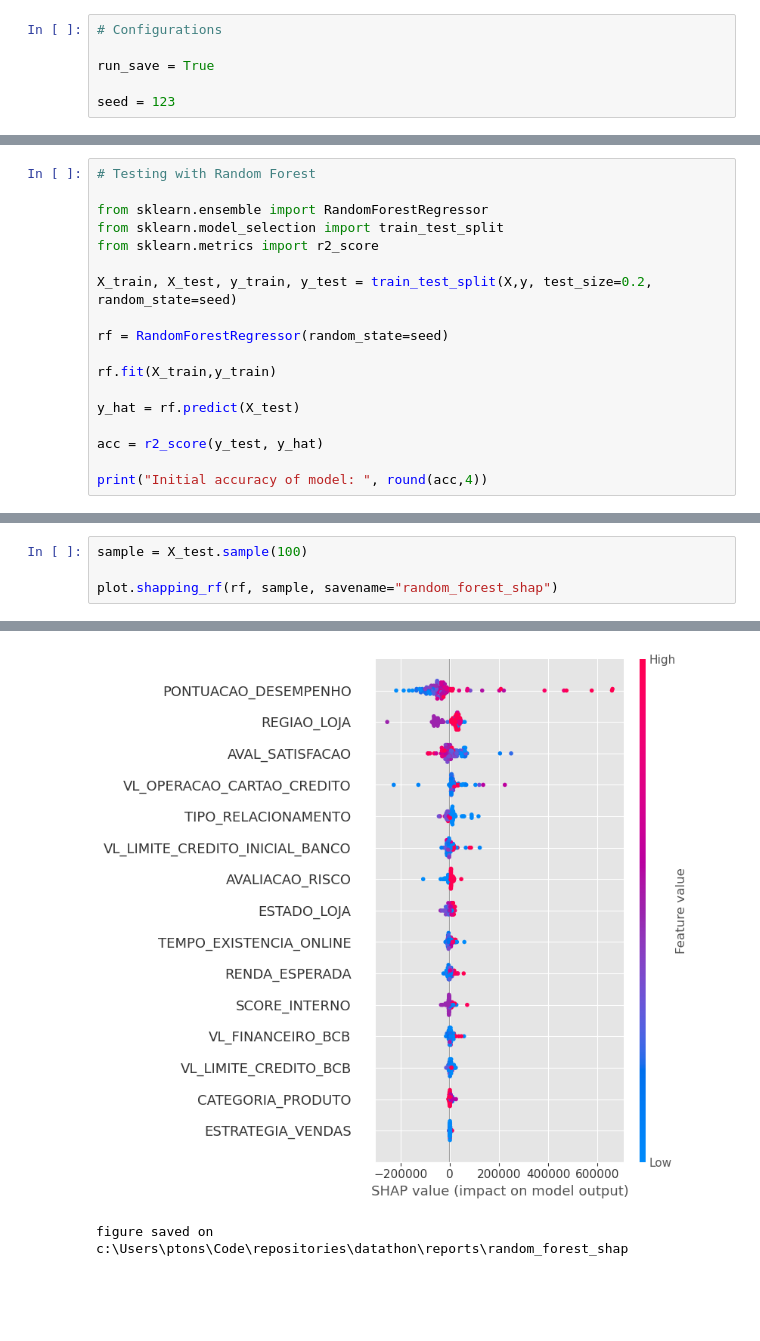
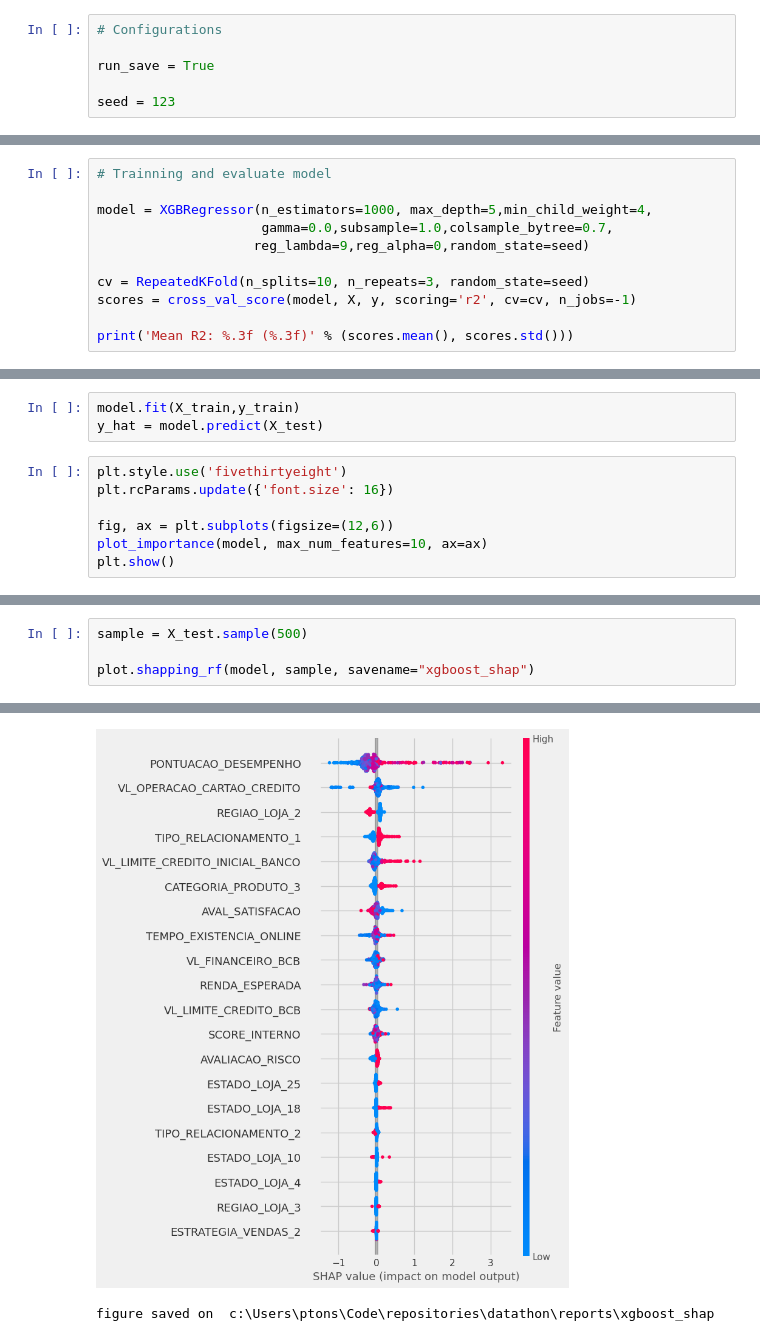
Before and after one commit to ptonso/datathon, a Jupyter notebook: src/04_train-evaluate.ipynb, the cells around one changed output, grey strips where cells are left out. Cells and saved outputs as stored; diff of their text form; blank space fills up the shorter version.

Commit message:
feature ( model tuning and trainig )

```diff
--- a/src/04_train-evaluate.ipynb
+++ b/src/04_train-evaluate.ipynb
@@ -36,18 +62,0 @@ y = df.iloc[:,-1]
-# %%
-# Testing with Random Forest
-
-from sklearn.ensemble import RandomForestRegressor
-from sklearn.model_selection import train_test_split
-from sklearn.metrics import r2_score
-
-X_train, X_test, y_train, y_test = train_test_split(X,y, test_size=0.2, random_state=seed)
-
-rf = RandomForestRegressor(random_state=seed)
-
-rf.fit(X_train,y_train)
-
-y_hat = rf.predict(X_test)
-
-acc = r2_score(y_test, y_hat)
-
-print("Initial accuracy of model: ", round(acc,4))
@@ -55,0 +63,11 @@ Initial accuracy of model:  0.5799
+# %%
+# Trainning and evaluate model
+
+model = XGBRegressor(n_estimators=1000, max_depth=5,min_child_weight=4,
+                     gamma=0.0,subsample=1.0,colsample_bytree=0.7,
+                    reg_lambda=9,reg_alpha=0,random_state=seed)
+
+cv = RepeatedKFold(n_splits=10, n_repeats=3, random_state=seed)
+scores = cross_val_score(model, X, y, scoring='r2', cv=cv, n_jobs=-1)
+
+print('Mean R2: %.3f (%.3f)' % (scores.mean(), scores.std()))
@@ -55,0 +76,10 @@ Initial accuracy of model:  0.5799
+# %%
+model.fit(X_train,y_train)
+y_hat = model.predict(X_test)
+# %%
+plt.style.use('fivethirtyeight')
+plt.rcParams.update({'font.size': 16})
+
+fig, ax = plt.subplots(figsize=(12,6))
+plot_importance(model, max_num_features=10, ax=ax)
+plt.show()
@@ -56,5 +88,5 @@ Initial accuracy of model:  0.5799
 # %%
-sample = X_test.sample(100)
+sample = X_test.sample(500)
 
-plot.shapping_rf(rf, sample, savename="random_forest_shap")
+plot.shapping_rf(model, sample, savename="xgboost_shap")
 # %% [output]
@@ -61,6 +94,6 @@ plot.shapping_rf(rf, sample, savename="random_forest_shap")
 No data for colormapping provided via 'c'. Parameters 'vmin', 'vmax' will be ignored
-[figure, old version]
+[figure, new version]
-figure saved on  c:\Users\ptons\Code\repositories\datathon\reports\random_forest_shap
+figure saved on  c:\Users\ptons\Code\repositories\datathon\reports\xgboost_shap
 # %%
 # Exporting model
 
```
Also changed, not shown: parts of 7 cells of this notebook, 7 other files.
